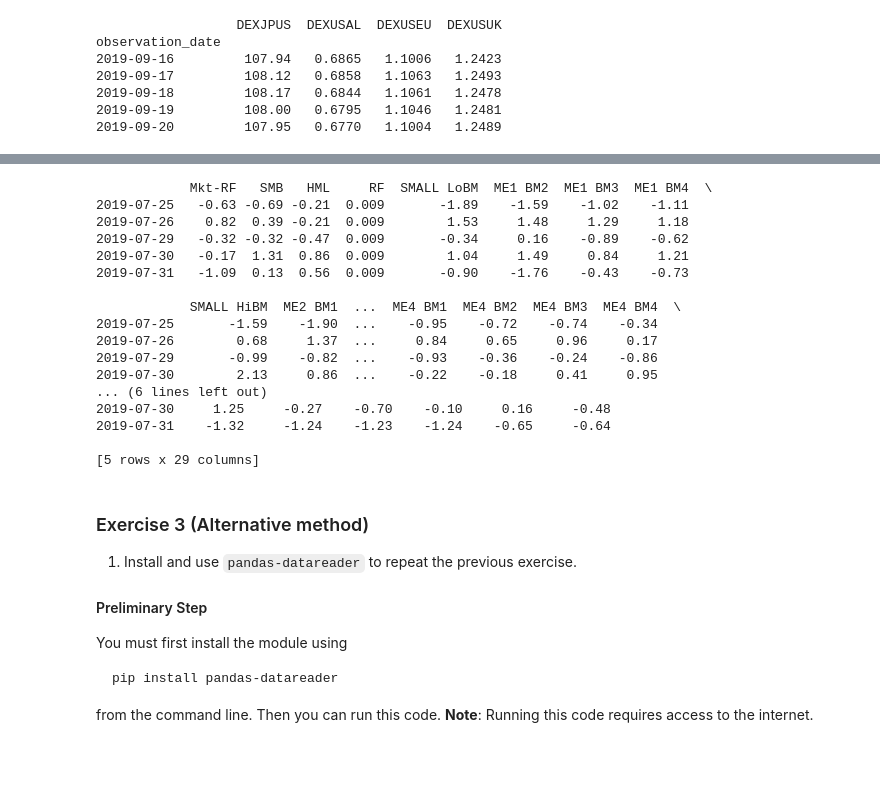
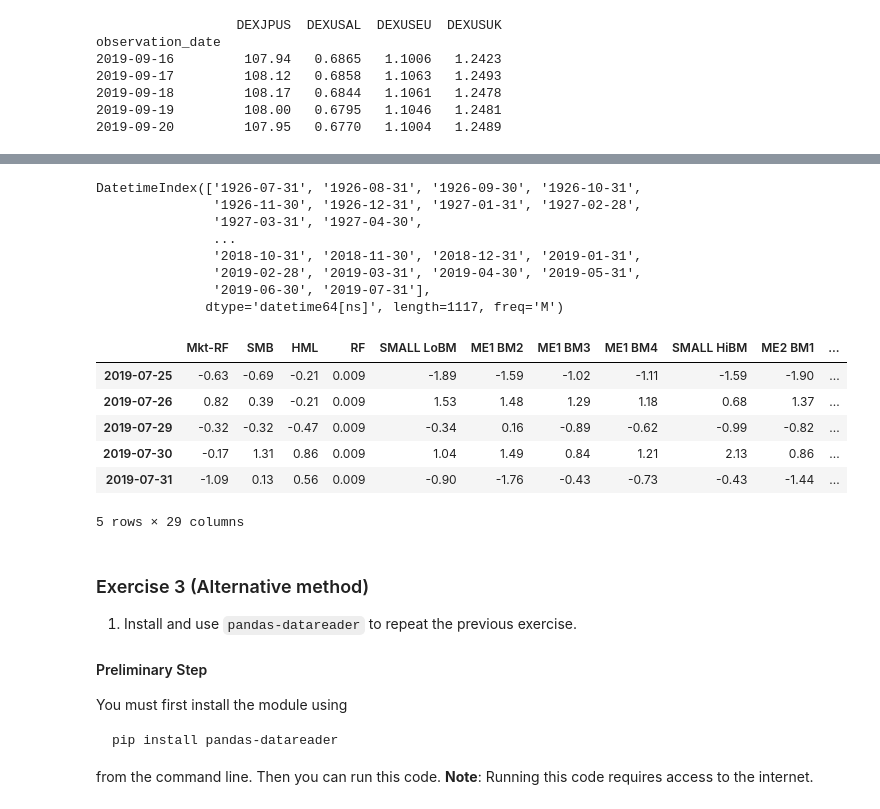
Before and after one commit to bashtage/python-introduction, a Jupyter notebook: solutions/autumn/data-dataset-construction.ipynb, the cells around one changed output, grey strips where cells are left out. Drawn from its saved outputs; the diff is of its cells as text; code cells hidden in the pictures; blank space fills up the shorter version.

```diff
--- a/solutions/autumn/data-dataset-construction.ipynb
+++ b/solutions/autumn/data-dataset-construction.ipynb
@@ -152,35 +184,40 @@ ff.to_hdf("data/ff.h5", "ff")
+# %%
+ff.index
+# %% [output]
+DatetimeIndex(['1926-07-31', '1926-08-31', '1926-09-30', '1926-10-31',
+               '1926-11-30', '1926-12-31', '1927-01-31', '1927-02-28',
+               '1927-03-31', '1927-04-30',
+               ...
+               '2018-10-31', '2018-11-30', '2018-12-31', '2019-01-31',
+               '2019-02-28', '2019-03-31', '2019-04-30', '2019-05-31',
+               '2019-06-30', '2019-07-31'],
+              dtype='datetime64[ns]', length=1117, freq='M')
 # %%
 # These files have all been cleaned to have only the data and headers
 ff_5x5_daily = pd.read_csv("data/25_Portfolios_5x5_daily.CSV", index_col=0)
 ff_factors_daily = pd.read_csv("data/F-F_Research_Data_Factors_daily.CSV", index_col=0)
 ff_daily = pd.concat([ff_factors_daily, ff_5x5_daily], 1)
 
 
 dates = []
 for value in ff_daily.index:
     # Values are YYYYMMDD
-    dates.append(pd.Timestamp(year=value//10000, month=(value//100)%100, day=value%100))
+    year = value // 10000
+    month = (value // 100) % 100
+    day = value % 100
+    dates.append(pd.Timestamp(year=year, month=month, day=day))
 ff_daily.index = dates
-print(ff_daily.tail())
 ff_daily.to_hdf("data/ff_daily.h5", "ff_daily")
+
+ff_daily.tail()
 # %% [output]
+|  | Mkt-RF | SMB | HML | RF | SMALL LoBM | ME1 BM2 | ME1 BM3 | ME1 BM4 | SMALL HiBM | ME2 BM1 | ... |
+| 2019-07-25 | -0.63 | -0.69 | -0.21 | 0.009 | -1.89 | -1.59 | -1.02 | -1.11 | -1.59 | -1.90 | ... |
+| 2019-07-26 | 0.82 | 0.39 | -0.21 | 0.009 | 1.53 | 1.48 | 1.29 | 1.18 | 0.68 | 1.37 | ... |
+| 2019-07-29 | -0.32 | -0.32 | -0.47 | 0.009 | -0.34 | 0.16 | -0.89 | -0.62 | -0.99 | -0.82 | ... |
+| 2019-07-30 | -0.17 | 1.31 | 0.86 | 0.009 | 1.04 | 1.49 | 0.84 | 1.21 | 2.13 | 0.86 | ... |
+| 2019-07-31 | -1.09 | 0.13 | 0.56 | 0.009 | -0.90 | -1.76 | -0.43 | -0.73 | -0.43 | -1.44 | ... |
-            Mkt-RF   SMB   HML     RF  SMALL LoBM  ME1 BM2  ME1 BM3  ME1 BM4  \
-2019-07-25   -0.63 -0.69 -0.21  0.009       -1.89    -1.59    -1.02    -1.11
-2019-07-26    0.82  0.39 -0.21  0.009        1.53     1.48     1.29     1.18
-2019-07-29   -0.32 -0.32 -0.47  0.009       -0.34     0.16    -0.89    -0.62
-2019-07-30   -0.17  1.31  0.86  0.009        1.04     1.49     0.84     1.21
-2019-07-31   -1.09  0.13  0.56  0.009       -0.90    -1.76    -0.43    -0.73
-
-            SMALL HiBM  ME2 BM1  ...  ME4 BM1  ME4 BM2  ME4 BM3  ME4 BM4  \
-2019-07-25       -1.59    -1.90  ...    -0.95    -0.72    -0.74    -0.34
-2019-07-26        0.68     1.37  ...     0.84     0.65     0.96     0.17
-2019-07-29       -0.99    -0.82  ...    -0.93    -0.36    -0.24    -0.86
-2019-07-30        2.13     0.86  ...    -0.22    -0.18     0.41     0.95
-... (6 lines left out)
-2019-07-30     1.25     -0.27    -0.70    -0.10     0.16     -0.48
-2019-07-31    -1.32     -1.24    -1.23    -1.24    -0.65     -0.64
-
-[5 rows x 29 columns]
+5 rows × 29 columns
 # %% [markdown]
 ### Exercise 3 (Alternative method)
 
```
Also changed, not shown: parts of 13 cells of this notebook, 41 other files.
